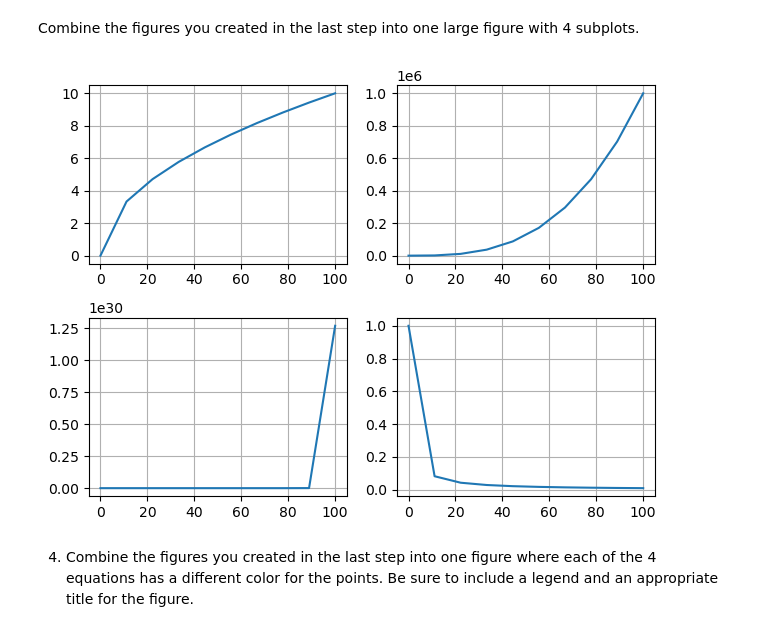
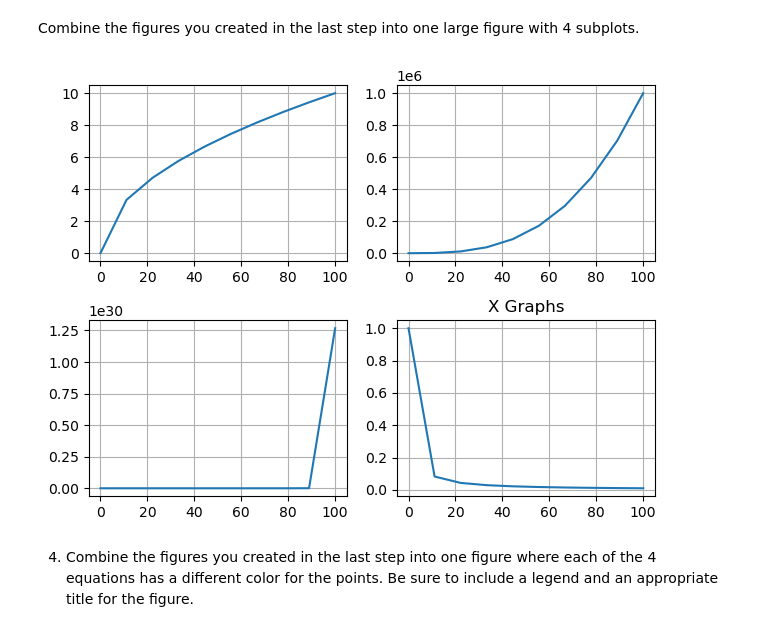
Before and after one commit to Kayfj41901/numpy-pandas-visualization-exercises, a Jupyter notebook: matplotlib_exercises.ipynb, the cells around one changed output. Drawn from its saved outputs; the diff is of its cells as text; code cells hidden in the pictures.

```diff
--- a/matplotlib_exercises.ipynb
+++ b/matplotlib_exercises.ipynb
@@ -104,22 +104,21 @@ Combine the figures you created in the last step into one large figure with 4 su
 # %%
 x = np.linspace(0, 100, 10)
 y1 = x ** .5
 y2 = x ** 3
 y3 = [(2**i) for i in x]
 y4 = [(1/(i+1)) for i in x]
 y = [y1, y2, y3, y4]
 
 plt.figure()
 plt.style.use('default')
 
 for i in range(len(y)):
     plt.subplot(2,2,i+1)
     plt.plot(x,y[i])
     plt.grid()
-
-
+plt.title("X Graphs")
 plt.tight_layout()
 # %% [output]
-[figure, old version]
+[figure, new version]
 # %% [markdown]
 4. Combine the figures you created in the last step into one figure where each of the 4 equations has a different color for the points. Be sure to include a legend and an appropriate title for the figure.
```
Also changed, not shown: parts of 3 cells of this notebook, 13 other files.
